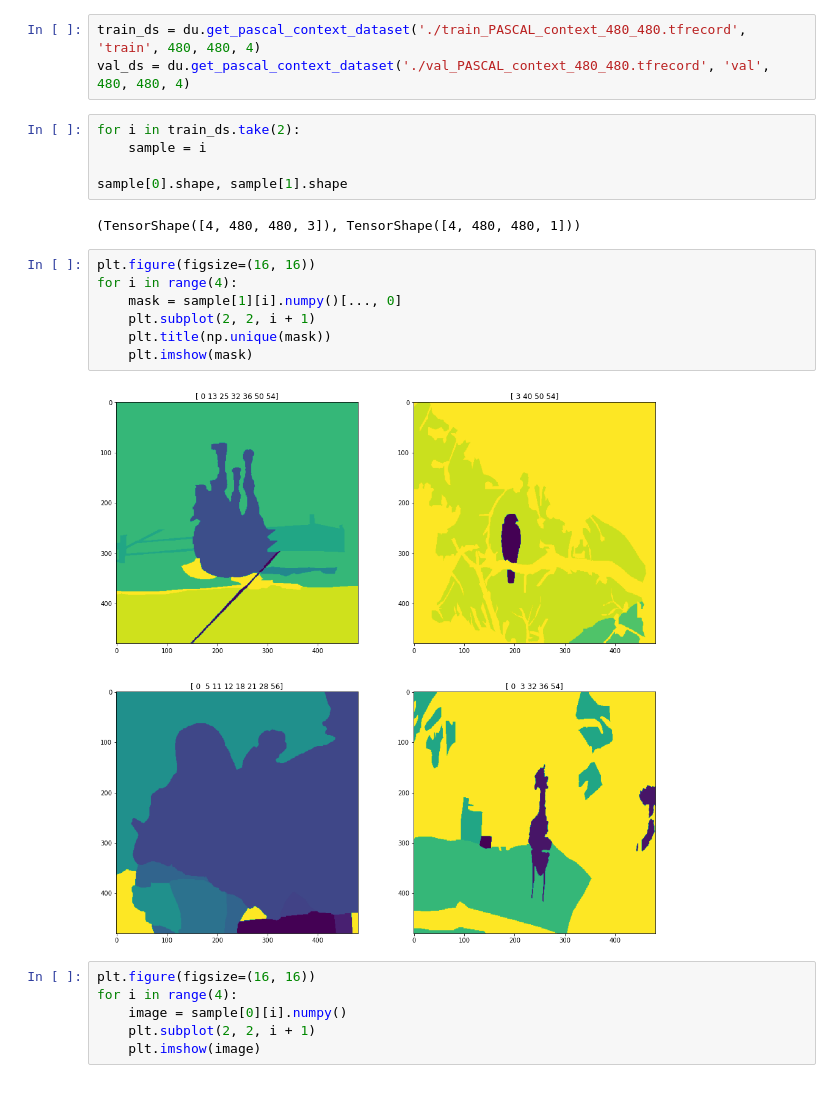
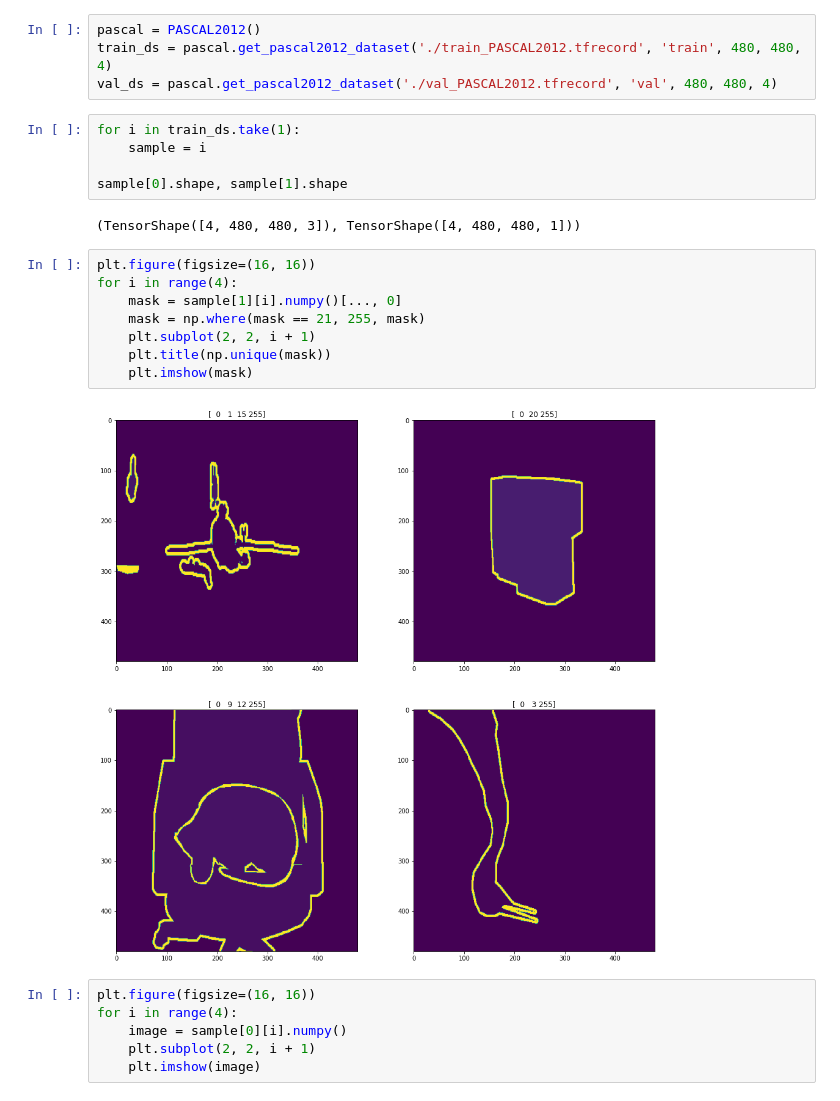
Before and after one commit to kwjinwoo/HRNet, a Jupyter notebook: segmentation/dataset/data_show.ipynb, the cells around one changed output. Drawn from its saved outputs; the diff is of its cells as text.

Commit message:
Create PASCAL2012 dataset

```diff
--- a/segmentation/dataset/data_show.ipynb
+++ b/segmentation/dataset/data_show.ipynb
@@ -3,10 +3,11 @@ import data_utils as du
 import matplotlib.pyplot as plt
 import numpy as np
 # %%
-train_ds = du.get_pascal_context_dataset('./train_PASCAL_context_480_480.tfrecord', 'train', 480, 480, 4)
-val_ds = du.get_pascal_context_dataset('./val_PASCAL_context_480_480.tfrecord', 'val', 480, 480, 4)
+pascal = PASCAL2012()
+train_ds = pascal.get_pascal2012_dataset('./train_PASCAL2012.tfrecord', 'train', 480, 480, 4)
+val_ds = pascal.get_pascal2012_dataset('./val_PASCAL2012.tfrecord', 'val', 480, 480, 4)
 # %%
-for i in train_ds.take(2):
+for i in train_ds.take(1):
     sample = i
 
 sample[0].shape, sample[1].shape
@@ -15,12 +16,13 @@ sample[0].shape, sample[1].shape
 # %%
 plt.figure(figsize=(16, 16))
 for i in range(4):
     mask = sample[1][i].numpy()[..., 0]
+    mask = np.where(mask == 21, 255, mask)
     plt.subplot(2, 2, i + 1)
     plt.title(np.unique(mask))
     plt.imshow(mask)
 # %% [output]
-[figure, old version]
+[figure, new version]
 # %%
 plt.figure(figsize=(16, 16))
 for i in range(4):
```
Also changed, not shown: parts of 3 cells of this notebook, 3 other files.
